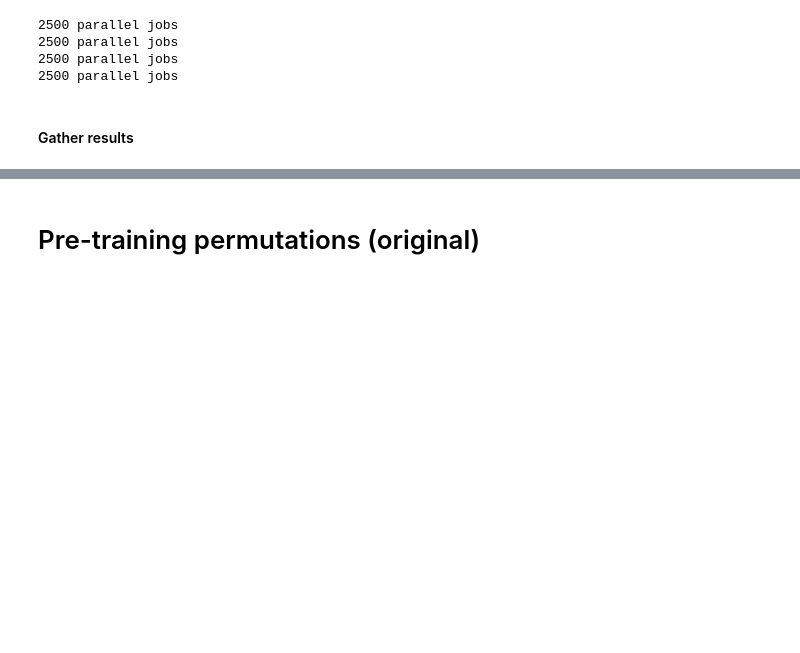
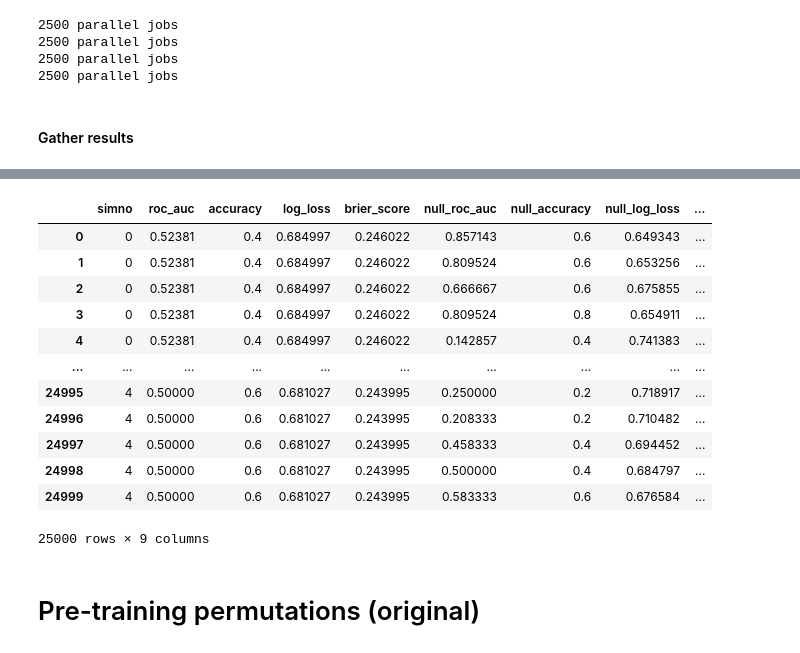
Before and after one commit to jrudoler/permutation-tests, a Jupyter notebook: main.ipynb, the cells around one changed output, grey strips where cells are left out. Drawn from its saved outputs; the diff is of its cells as text; code cells hidden in the pictures; blank space fills up the shorter version.

Commit message:
accomodate multiple performance metrics

```diff
--- a/main.ipynb
+++ b/main.ipynb
@@ -161,6 +155,27 @@ testsize_params_post = {
 }
 # %% [markdown]
 #### Simulation functions
+# %%
+from sklearn.metrics import roc_auc_score, accuracy_score, log_loss, brier_score_loss
+def score_model(y_true, y_pred):
+    """
+    Compute performance metrics based on given predictions (output from predict_proba)
+      and labels.
+    Returns a dictionary with the following metrics:
+    - roc_auc
+    - accuracy
+    - log_loss
+    - brier_score
+    """
+    # predictions are 1 if the probability of the positive class is greater than 0.5
+    y_pred_proba = np.array(y_pred)
+    y_pred_disc = (y_pred_proba > 0.5).astype(int)
+    # compute metrics
+    roc_auc = float(roc_auc_score(y_true, y_pred_proba))
+    accuracy = float(accuracy_score(y_true, y_pred_disc))
+    logloss = float(log_loss(y_true, y_pred_proba))
+    brier_score = float(brier_score_loss(y_true, y_pred_proba, pos_label=1))
+    return {"roc_auc":roc_auc, "accuracy":accuracy, "log_loss":logloss, "brier_score":brier_score}
 # %%
 @simulate(**samplesize_params_post["sim"])
 def simulate_samplesize_post(param=None, seed=None, settings=samplesize_params_post):
@@ -311,8 +351,14 @@ os.makedirs(f"sim_results/maha_{data_gen_params['maha']:.1f}", exist_ok=True)
 wait(testsize_futures_post)
 testsize_result = testsize_gather(testsize_futures_post)
 df_result = pd.DataFrame(testsize_result).melt(var_name="param")
-df_result[["score", "perm_scores", "pval"]] = df_result['value'].apply(pd.Series)
+df_result[["score", "perm_scores"]] = df_result['value'].apply(pd.Series)
 df_result = df_result.drop(columns='value')
+df_result = pd.merge(
+    df_result["score"].apply(pd.Series),
+    df_result["perm_scores"].explode().apply(pd.Series).add_prefix("null_"),
+    left_index=True,
+    right_index=True,
+).reset_index(names="simno")
 df_result._metadata = testsize_params_post
-df_result.to_pickle(f"sim_results/maha_{data_gen_params['maha']:.1f}/simulate_testsize_post.pkl")
+df_result.to_pickle(os.path.join(results_dir, "simulate_testsize_post.pkl"))
 client.cancel(testsize_futures_post)
@@ -318,0 +367,3 @@ client.cancel(testsize_futures_post)
+# %%
+sample = df_result.head()
+sample
@@ -319,3 +393,24 @@ client.cancel(testsize_futures_post)
+# %%
+pd.merge(
+    sample["score"].apply(pd.Series),
+    sample["perm_scores"].explode().apply(pd.Series).add_prefix("null_"),
+    left_index=True,
+    right_index=True,
+).reset_index(names="simno")
+# %% [output]
+|  | simno | roc_auc | accuracy | log_loss | brier_score | null_roc_auc | null_accuracy | null_log_loss | ... |
+| 0 | 0 | 0.52381 | 0.4 | 0.684997 | 0.246022 | 0.857143 | 0.6 | 0.649343 | ... |
+| 1 | 0 | 0.52381 | 0.4 | 0.684997 | 0.246022 | 0.809524 | 0.6 | 0.653256 | ... |
+| 2 | 0 | 0.52381 | 0.4 | 0.684997 | 0.246022 | 0.666667 | 0.6 | 0.675855 | ... |
+| 3 | 0 | 0.52381 | 0.4 | 0.684997 | 0.246022 | 0.809524 | 0.8 | 0.654911 | ... |
+| 4 | 0 | 0.52381 | 0.4 | 0.684997 | 0.246022 | 0.142857 | 0.4 | 0.741383 | ... |
+| ... | ... | ... | ... | ... | ... | ... | ... | ... | ... |
+| 24995 | 4 | 0.50000 | 0.6 | 0.681027 | 0.243995 | 0.250000 | 0.2 | 0.718917 | ... |
+| 24996 | 4 | 0.50000 | 0.6 | 0.681027 | 0.243995 | 0.208333 | 0.2 | 0.710482 | ... |
+| 24997 | 4 | 0.50000 | 0.6 | 0.681027 | 0.243995 | 0.458333 | 0.4 | 0.694452 | ... |
+| 24998 | 4 | 0.50000 | 0.6 | 0.681027 | 0.243995 | 0.500000 | 0.4 | 0.684797 | ... |
+| 24999 | 4 | 0.50000 | 0.6 | 0.681027 | 0.243995 | 0.583333 | 0.6 | 0.676584 | ... |
+25000 rows × 9 columns
 # %%
 wait(samplesize_futures_post)
 samplesize_result = samplesize_gather(samplesize_futures_post)
```
Also changed, not shown: parts of 19 cells of this notebook, 7 other files.
